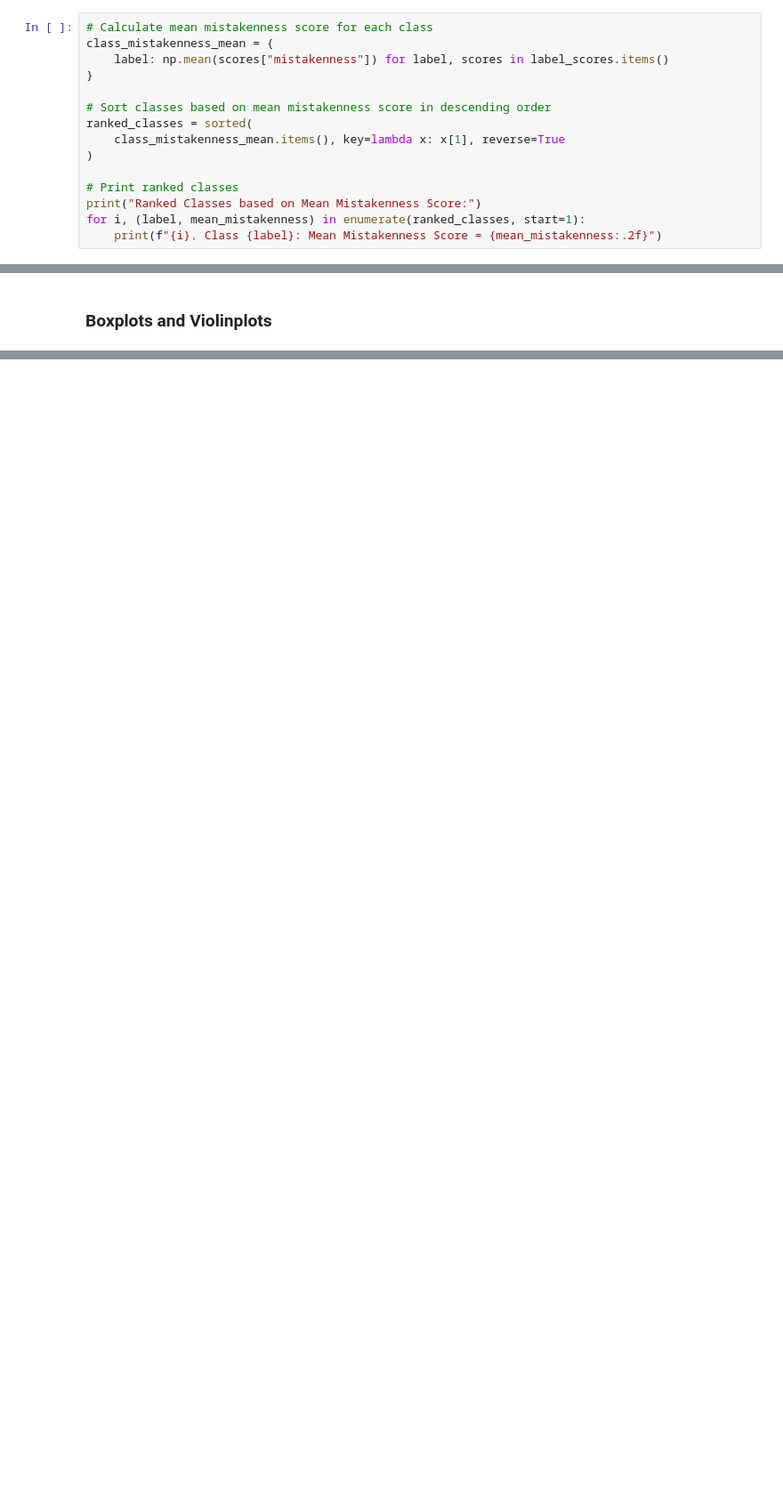
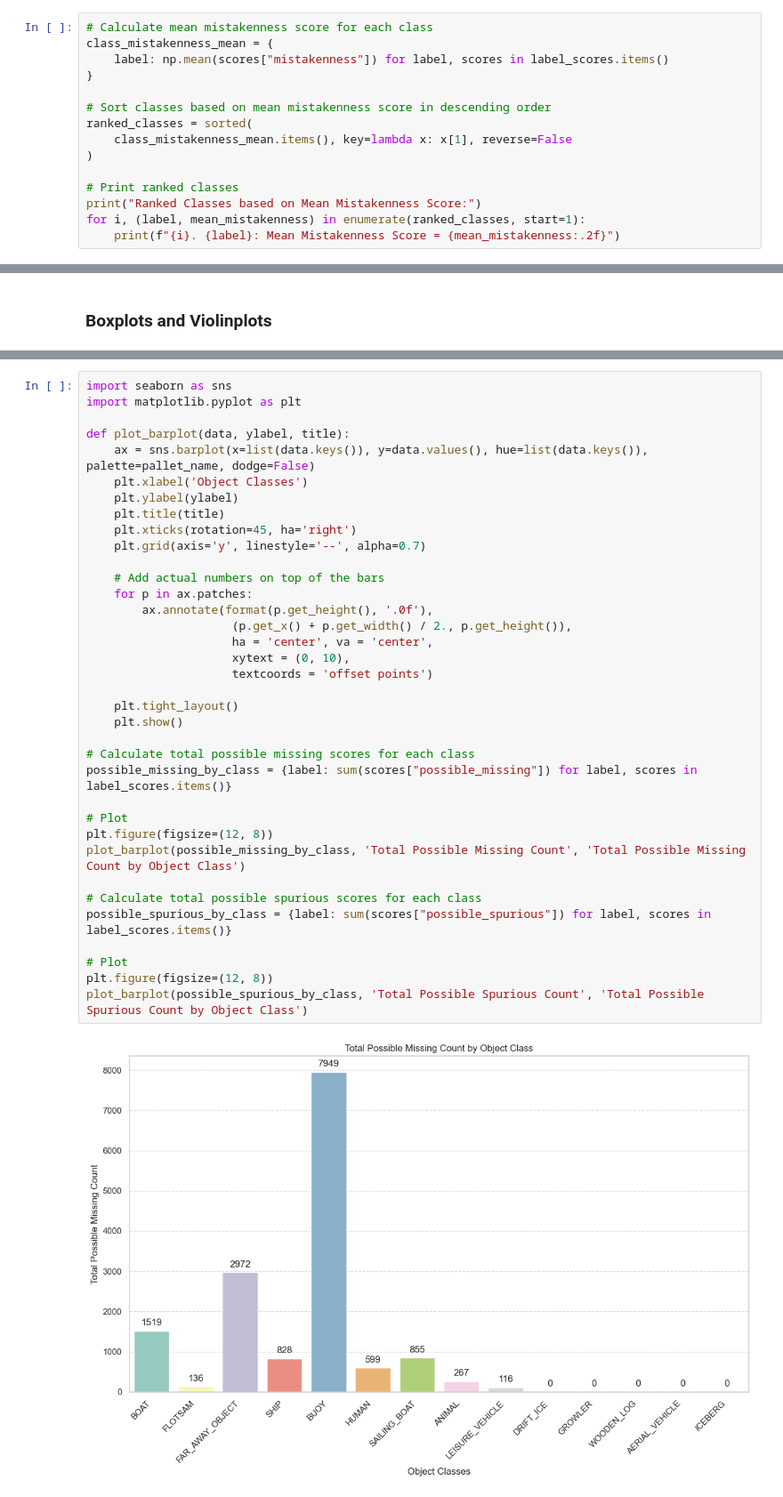
Before and after one commit to SEA-AI/seametrics, a Jupyter notebook: notebooks/compute_mistakenness.ipynb, the cells around one changed output, grey strips where cells are left out. Shown at 89% size. Drawn from its saved outputs; the diff is of its cells as text; blank space fills up the shorter version.

```diff
--- a/notebooks/compute_mistakenness.ipynb
+++ b/notebooks/compute_mistakenness.ipynb
@@ -412,12 +446,12 @@ class_mistakenness_mean = {
 
 # Sort classes based on mean mistakenness score in descending order
 ranked_classes = sorted(
-    class_mistakenness_mean.items(), key=lambda x: x[1], reverse=True
+    class_mistakenness_mean.items(), key=lambda x: x[1], reverse=False
 )
 
 # Print ranked classes
 print("Ranked Classes based on Mean Mistakenness Score:")
 for i, (label, mean_mistakenness) in enumerate(ranked_classes, start=1):
-    print(f"{i}. Class {label}: Mean Mistakenness Score = {mean_mistakenness:.2f}")
+    print(f"{i}. {label}: Mean Mistakenness Score = {mean_mistakenness:.2f}")
 # %% [output]
 Ranked Classes based on Mean Mistakenness Score:
@@ -473,0 +511,38 @@ plt.show()
+# %%
+import seaborn as sns
+import matplotlib.pyplot as plt
+
+def plot_barplot(data, ylabel, title):
+    ax = sns.barplot(x=list(data.keys()), y=data.values(), hue=list(data.keys()), palette=pallet_name, dodge=False)
+    plt.xlabel('Object Classes')
+    plt.ylabel(ylabel)
+    plt.title(title)
+    plt.xticks(rotation=45, ha='right')
+    plt.grid(axis='y', linestyle='--', alpha=0.7)
+
+    # Add actual numbers on top of the bars
+    for p in ax.patches:
+        ax.annotate(format(p.get_height(), '.0f'),
+                     (p.get_x() + p.get_width() / 2., p.get_height()),
+                     ha = 'center', va = 'center',
+                     xytext = (0, 10),
+                     textcoords = 'offset points')
+
+    plt.tight_layout()
+    plt.show()
+
+# Calculate total possible missing scores for each class
+possible_missing_by_class = {label: sum(scores["possible_missing"]) for label, scores in label_scores.items()}
+
+# Plot
+plt.figure(figsize=(12, 8))
+plot_barplot(possible_missing_by_class, 'Total Possible Missing Count', 'Total Possible Missing Count by Object Class')
+
+# Calculate total possible spurious scores for each class
+possible_spurious_by_class = {label: sum(scores["possible_spurious"]) for label, scores in label_scores.items()}
+
+# Plot
+plt.figure(figsize=(12, 8))
+plot_barplot(possible_spurious_by_class, 'Total Possible Spurious Count', 'Total Possible Spurious Count by Object Class')
+# %% [output]
+[figure, added]
```
Also changed, not shown: parts of 13 cells of this notebook, 1 other file.
